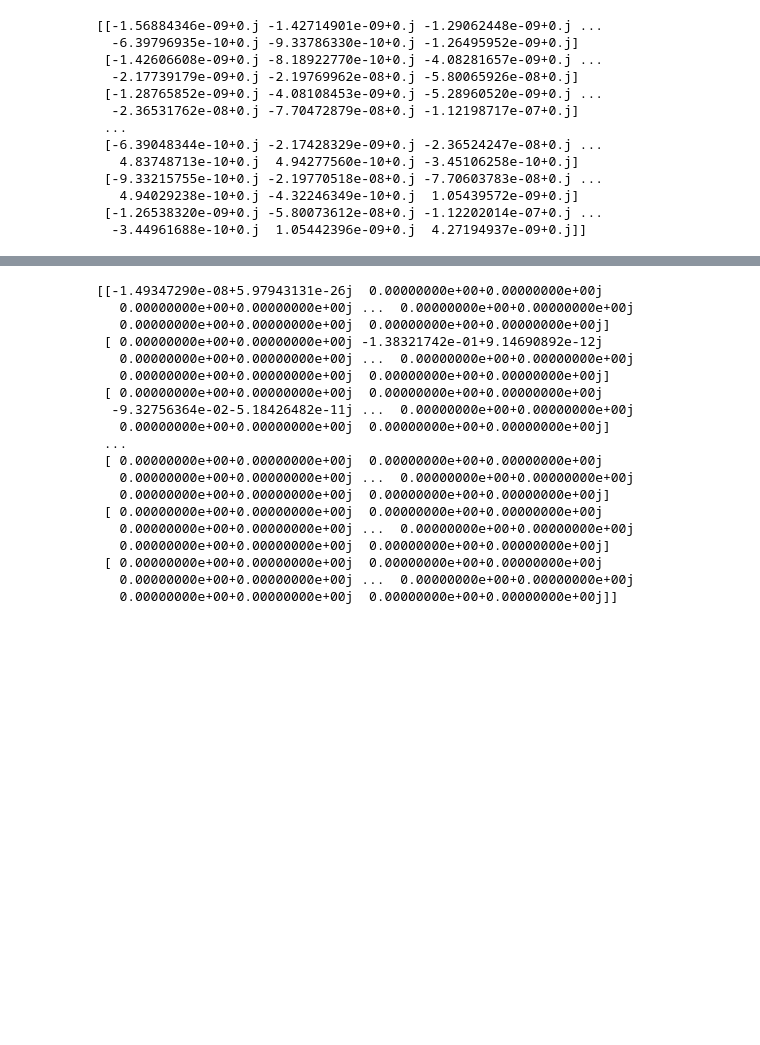
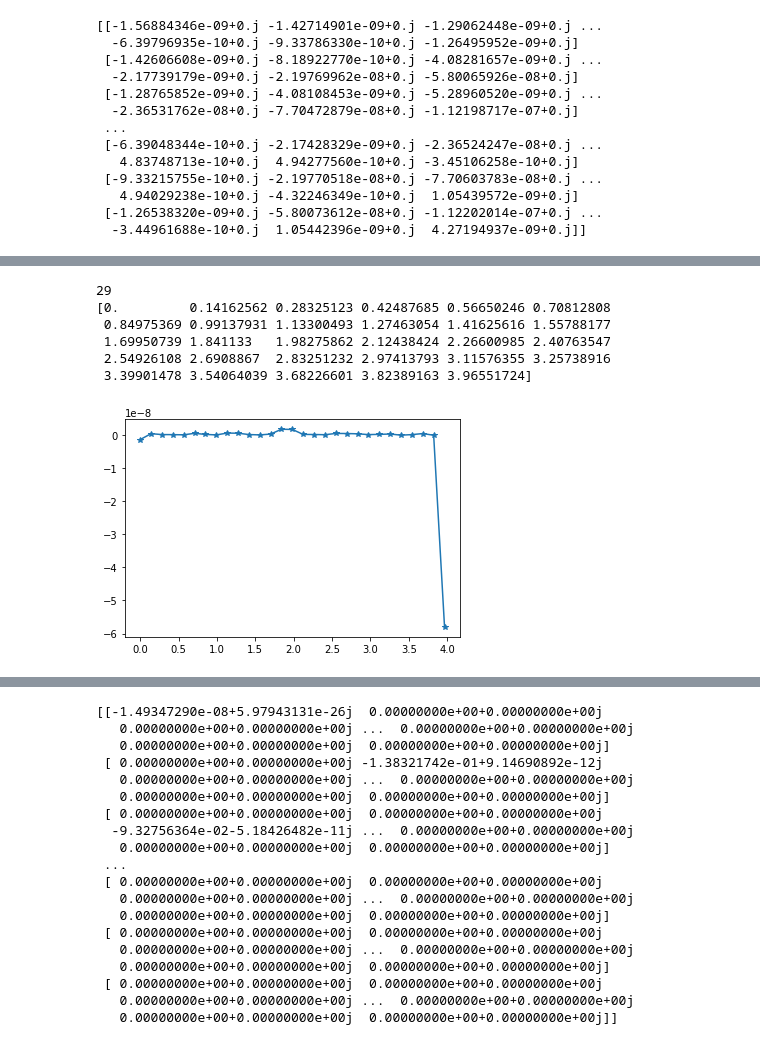
Before and after one commit to acloots2/Thesis_SURFASCOPE, a Jupyter notebook: Fourier.ipynb, the cells around one changed output, grey strips where cells are left out. Drawn from its saved outputs; the diff is of its cells as text; code cells hidden in the pictures; blank space fills up the shorter version.

```diff
--- a/Fourier.ipynb
+++ b/Fourier.ipynb
@@ -301,0 +423,36 @@ print(chi0rr)
+# %%
+def VisualizationRR(R,axe,n1,n2,n3,cellnumber,chi0rr):
+    indexr=R[2]+R[1]*n3+R[0]*n3*n2
+    if axe[0]!=0:
+        L1=math.floor(n1/axe[0])
+    else:
+        L1=n1
+    if axe[1]!=0:
+        L2=math.floor(n2/axe[1])
+    else:
+        L2=n2
+    if axe[2]!=0:
+        L3=math.floor(n3/axe[2])
+    else:
+        L3=n3
+    L=min(L1,L2,L3)
+    if L!=n1:
+        L+=1
+    print(L)
+    X=np.linspace(0,cellnumber-1/L,L)
+    print(X)
+    chi0rrprim=np.zeros(len(X))
+    for i in range(len(X)):
+        indexrprim=i*(axe[2]+axe[1]*n2+axe[0]*n3*n2)
+        chi0rrprim[i]=chi0rr[indexr,indexrprim]
+    plt.plot(X,chi0rrprim,'-*')
+# %%
+VisualizationRR([0,0,1],[1,1,1],29,29,29,4,chi0rr)
+# %% [output]
+29
+[0.         0.14162562 0.28325123 0.42487685 0.56650246 0.70812808
+ 0.84975369 0.99137931 1.13300493 1.27463054 1.41625616 1.55788177
+ 1.69950739 1.841133   1.98275862 2.12438424 2.26600985 2.40763547
+ 2.54926108 2.6908867  2.83251232 2.97413793 3.11576355 3.25738916
+ 3.39901478 3.54064039 3.68226601 3.82389163 3.96551724]
+[figure, added]
```
Also changed, not shown: parts of 27 cells of this notebook, 4 other files.
